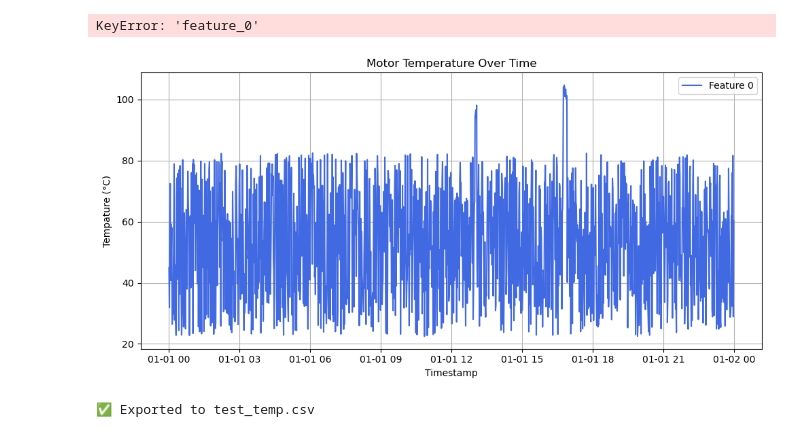
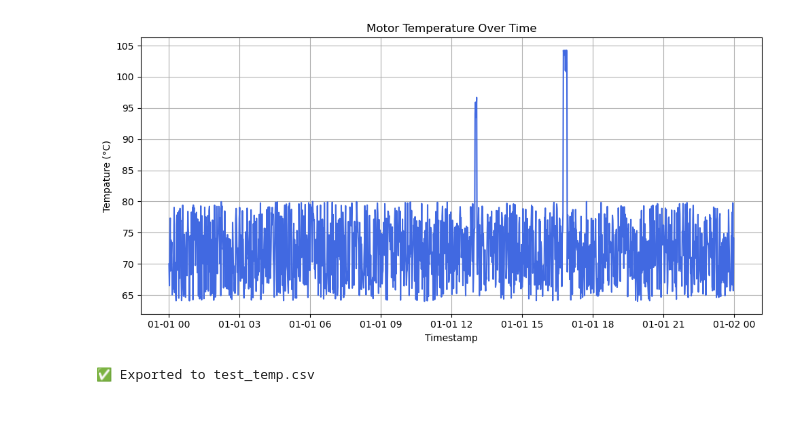
Before and after one commit to advancedbmt/anomaly-detection, a Jupyter notebook: src/main.ipynb, the cells around one changed output. Saved outputs shown, nothing was run; the diff lists cells and outputs as text; code cells hidden in the pictures.

```diff
--- a/src/main.ipynb
+++ b/src/main.ipynb
@@ -48,39 +48,36 @@ feature_0 = X[:, 0] #+ mean_value
 # 3. Create a time index or timestamp column
 timestamps = pd.date_range(start="2023-01-01", periods=n_samples, freq="T")
 scaled = (feature_0 - feature_0.min()) / (feature_0.max() - feature_0.min())
-recast = scaled * temp_range + ambient_temp
+recast = scaled * temp_range + ambient_temp + min_inc
 
 
 df = pd.DataFrame({
     'timestamp': timestamps,
-    'temprature': recast   # pick the feature you want
+    'feature_0': recast,   # pick the feature you want
 })
                         # Append target labels
 
 
 
 df['timestamp'] = pd.to_datetime(df['timestamp'])
-df['temprature'] = pd.to_numeric(df['temprature'], errors='coerce')
+df['feature_0'] = pd.to_numeric(df['feature_0'], errors='coerce')
 
 for anomoly in anomoly_injection:
     df = json_process.inject_anomaly_by_time(df, anomoly)
-# %% [output]
-KeyError: 'feature_0'
 # %%
 plt.figure(figsize=(10, 5))
-plt.plot(df['timestamp'].to_numpy(), df['temprature'].to_numpy(), label='Feature 0', color='royalblue')
+plt.plot(df['timestamp'].to_numpy(), df['feature_0'].to_numpy(), label='Feature 0', color='royalblue')
 plt.xlabel("Timestamp")
 plt.ylabel("Tempature (°C)")
 plt.title("Motor Temperature Over Time")
-plt.legend()
 plt.grid(True)
 plt.tight_layout()
 plt.show()
 
 # 5. Export to CSV
 df.to_csv("test_temp.csv", index=False)
 
 print("✅ Exported to test_temp.csv")
 # %% [output]
-[figure, old version]
+[figure, new version]
 ✅ Exported to test_temp.csv
```
Also changed, not shown: parts of 1 cell of this notebook, 2 other files.
